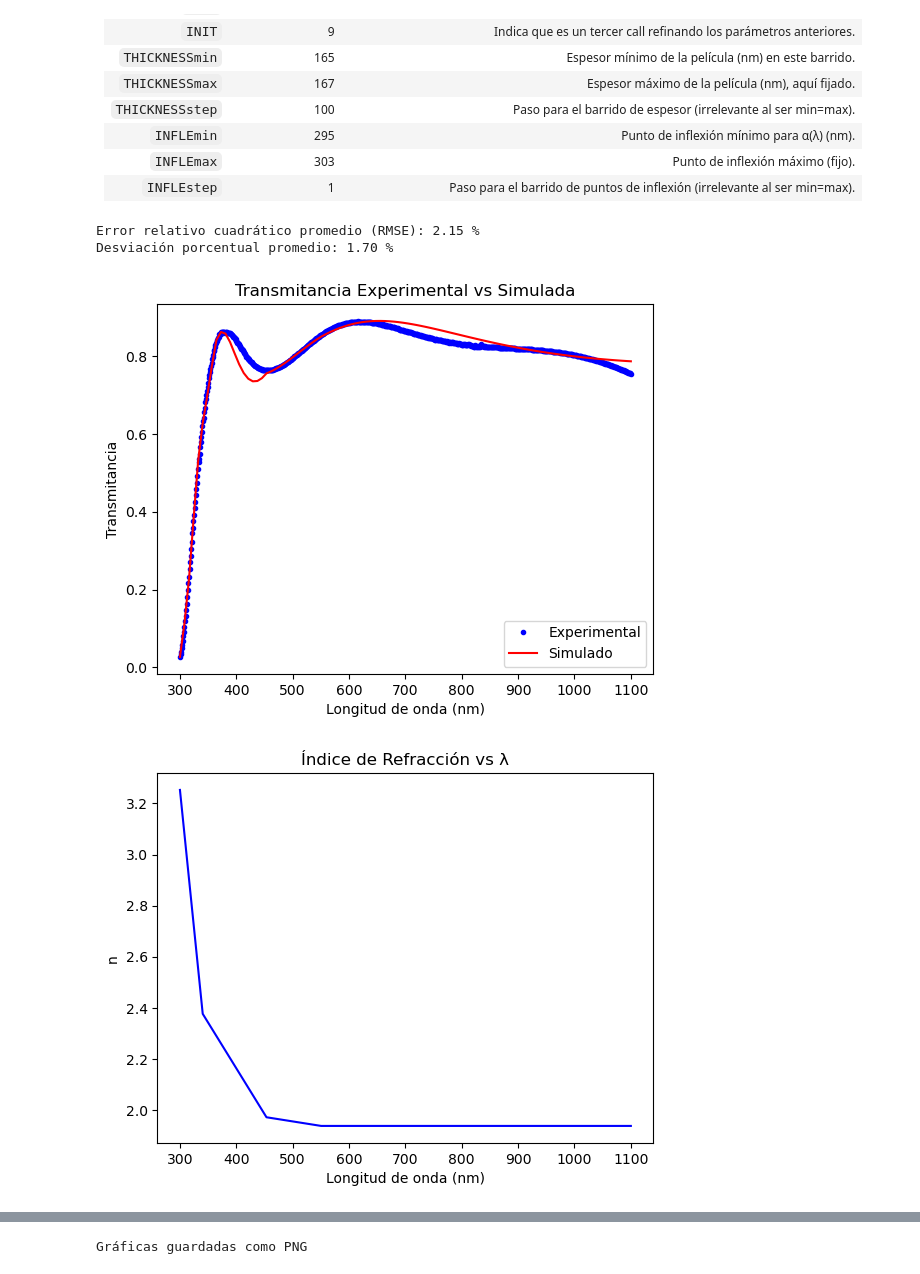
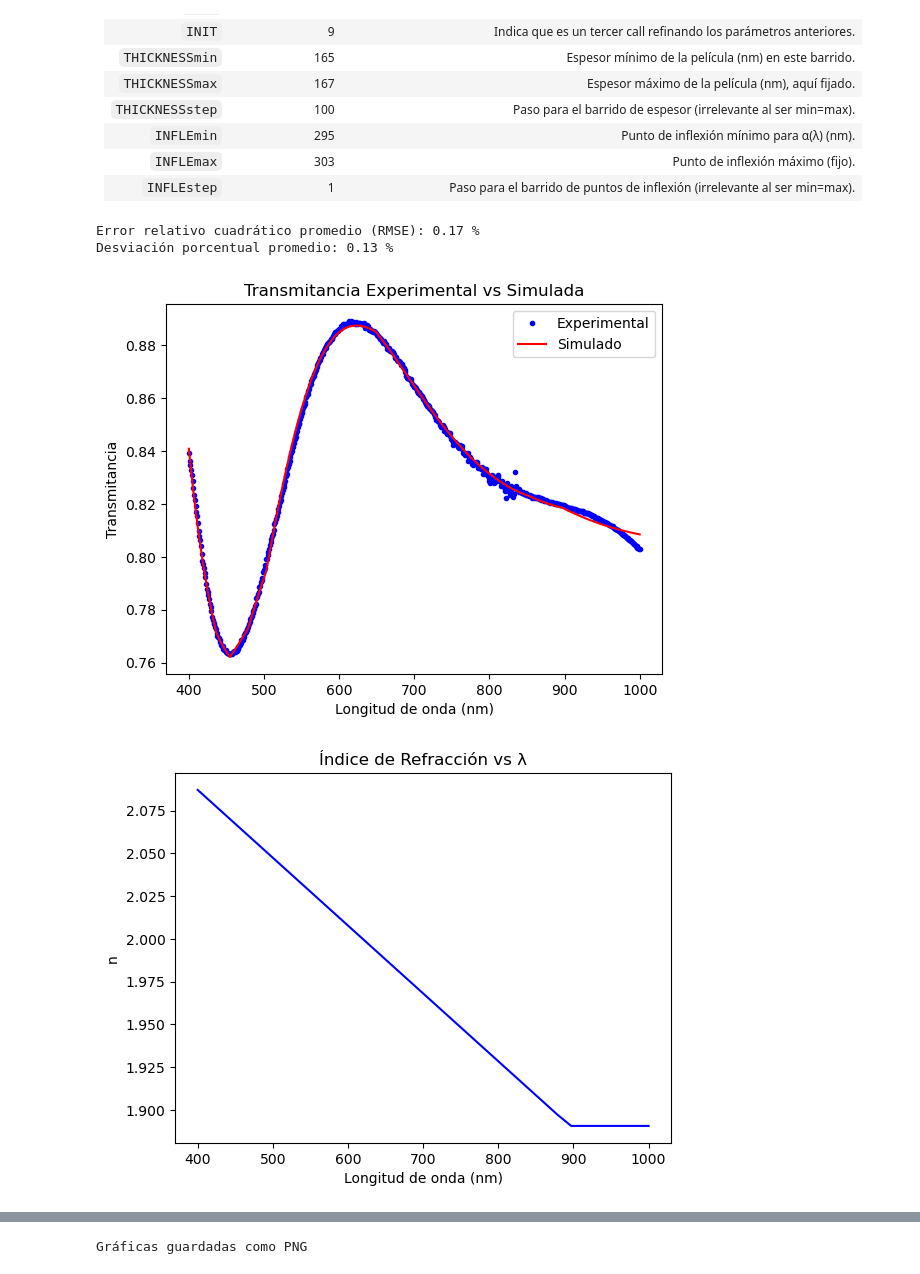
Before and after one commit to Gabo1812/Lab_Avanzado, a Jupyter notebook: tuto_puma.ipynb, the cells around one changed output, grey strips where cells are left out. Cells and saved outputs as stored; diff of their text form; code cells hidden in the pictures.

```diff
--- a/tuto_puma.ipynb
+++ b/tuto_puma.ipynb
@@ -296,8 +296,8 @@ En la **third call**, el objetivo ya no es explorar un rango amplio como al inic
 import numpy as np
 
 # Nombre del archivo original y del nuevo archivo
-input_file = "ITO_data_curated_1100.txt"  # cambiar esto al nombre del archivo
-output_file = "ITO_data_curated_1100.txt"
+input_file = "ITO_data_curated_350-1000.txt"  # cambiar esto al nombre del archivo
+output_file = "ITO_data_curated_350-1000.txt"
 
 # Lee los datos (dos columnas: longitud de onda y transmitancia, por ejemplo)
 data = np.loadtxt(input_file)
@@ -419,8 +419,7 @@ import numpy as np
 import matplotlib.pyplot as plt
 from scipy.interpolate import interp1d
 
-#filename = "ITO_s70_1100.txt"
-filename = "ITO_data_curated-inf.txt"
+filename = "ITO_s70_400-1000.txt"
 # === Detectar bloques de salida automáticamente ===
 block1 = []  # λ, n, kappa
 block2 = []  # λ, T simulada
@@ -448,7 +447,7 @@ lambda2 = block2[:, 0]   # λ en nm
 T_sim = block2[:, 1]     # transmitancia simulada
 
 # === Cargar experimental (desde input original) ===
-exp_data = np.loadtxt("ITO_data_curated_1100.txt", skiprows=1)
+exp_data = np.loadtxt("ITO_data_curated_400-1000.txt", skiprows=1)
 lambda_exp = exp_data[:, 0]
 T_exp = exp_data[:, 1]
 
@@ -489,34 +488,34 @@ plt.show()
 # === 2. Índice de refracción n vs λ ===
 plt.figure()
 plt.plot(lambda1, n, 'b-')
 plt.xlabel("Longitud de onda (nm)")
 plt.ylabel("n")
 plt.title("Índice de Refracción vs λ")
 plt.savefig("n_vs_lambda.png", dpi=300)
 plt.show()
 
 # === 3. κ vs λ ===
 plt.figure()
 plt.plot(lambda1, kappa, 'm-')
 plt.xlabel("Longitud de onda (nm)")
 plt.ylabel("κ")
 plt.title("Coeficiente de Extinción κ vs λ")
 plt.savefig("kappa_vs_lambda.png", dpi=300)
 plt.show()
 
 # === 4. Coeficiente de absorción α vs Energía ===
 plt.figure()
 plt.plot(E, alpha, 'g-')
 plt.yscale('log')
 plt.xlabel("Energía del fotón (eV)")
 plt.ylabel("α (cm⁻¹)")
 plt.title("Coeficiente de Absorción vs Energía")
 plt.savefig("alpha_vs_energy.png", dpi=300)
 plt.show()
 
 print("Gráficas guardadas como PNG")
 # %% [output]
-Error relativo cuadrático promedio (RMSE): 2.15 %
-Desviación porcentual promedio: 1.70 %
+Error relativo cuadrático promedio (RMSE): 0.17 %
+Desviación porcentual promedio: 0.13 %
-[figure, old version]
+[figure, new version]
-[figure, old version]
+[figure, new version]
```
Also changed, not shown: parts of 4 cells of this notebook, 48 other files.
